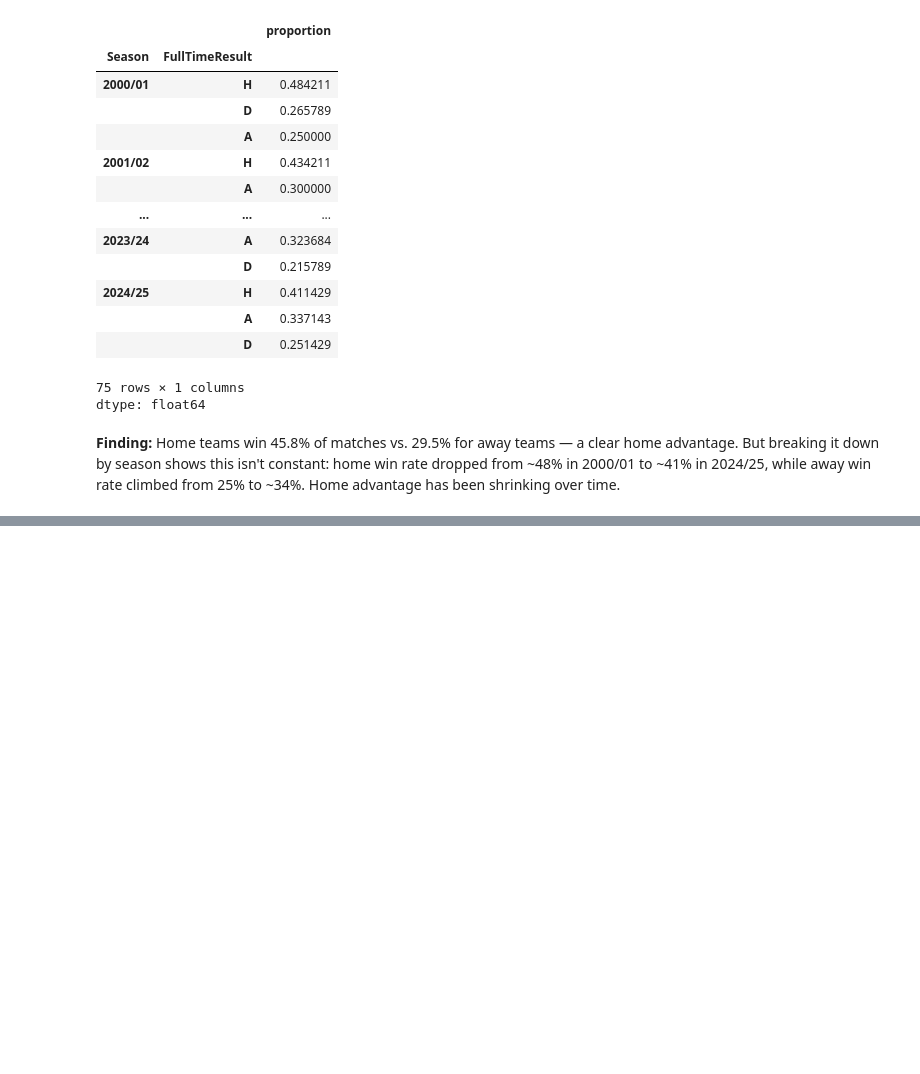
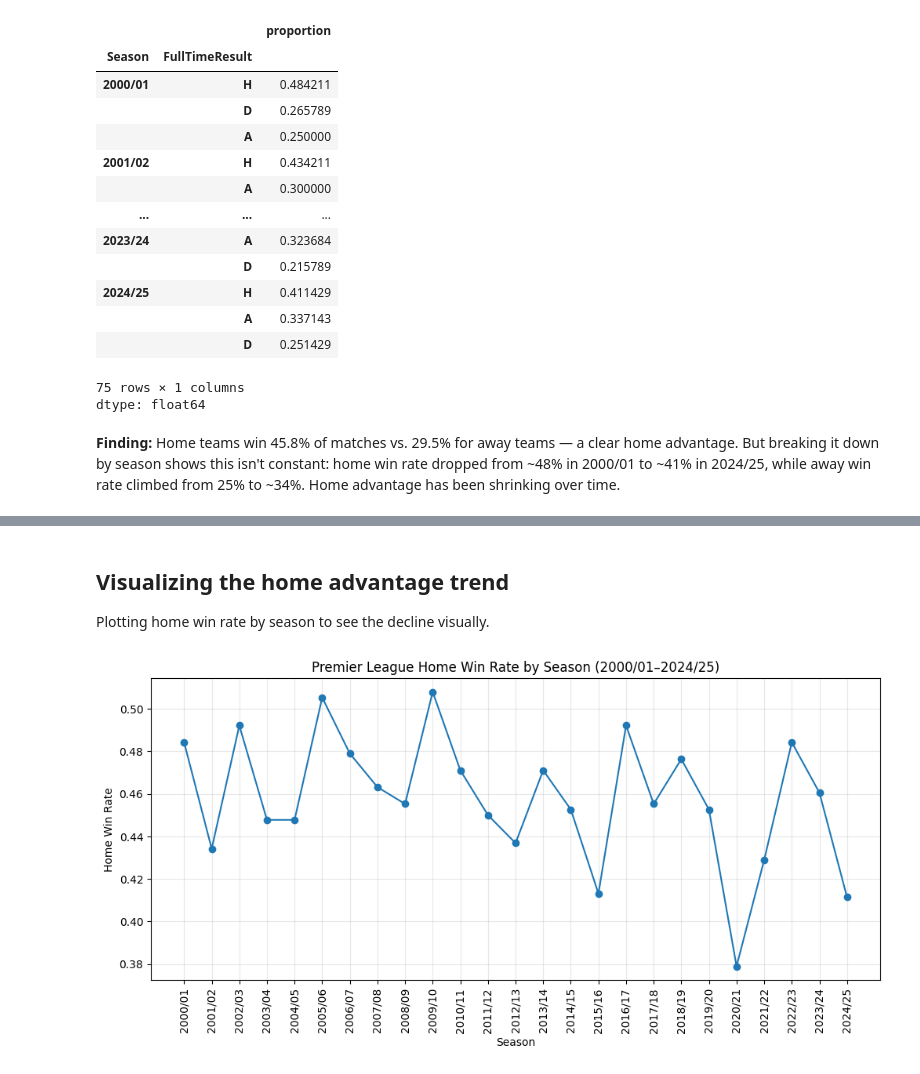
Before and after one commit to azizdaim/epl-data-analysis, a Jupyter notebook: epl_eda.ipynb, the cells around one changed output, grey strips where cells are left out. Drawn from its saved outputs; the diff is of its cells as text; code cells hidden in the pictures; blank space fills up the shorter version.

Commit message:
Add home win rate trend visualization

```diff
--- a/epl_eda.ipynb
+++ b/epl_eda.ipynb
@@ -79,0 +84,5 @@ advantage has been shrinking over time.
+# %%
+df['HomeWin'] = (df['FullTimeResult'] == 'H').astype(int)
+
+home_win_rate = df.groupby('HomeTeam')['HomeWin'].mean().sort_values(ascending=False)
+home_win_rate.head(10)
@@ -79,0 +147,18 @@ advantage has been shrinking over time.
+# %% [markdown]
+## Visualizing the home advantage trend
+Plotting home win rate by season to see the decline visually.
+# %%
+import matplotlib.pyplot as plt
+
+season_home_rate = df.groupby('Season')['HomeWin'].mean()
+
+plt.figure(figsize=(12, 5))
+plt.plot(season_home_rate.index, season_home_rate.values, marker='o')
+plt.xticks(rotation=90)
+plt.title('Premier League Home Win Rate by Season (2000/01–2024/25)')
+plt.xlabel('Season')
+plt.ylabel('Home Win Rate')
+plt.grid(True, alpha=0.3)
+plt.show()
+# %% [output]
+[figure, added]
```
Also changed, not shown: parts of 6 cells of this notebook.
